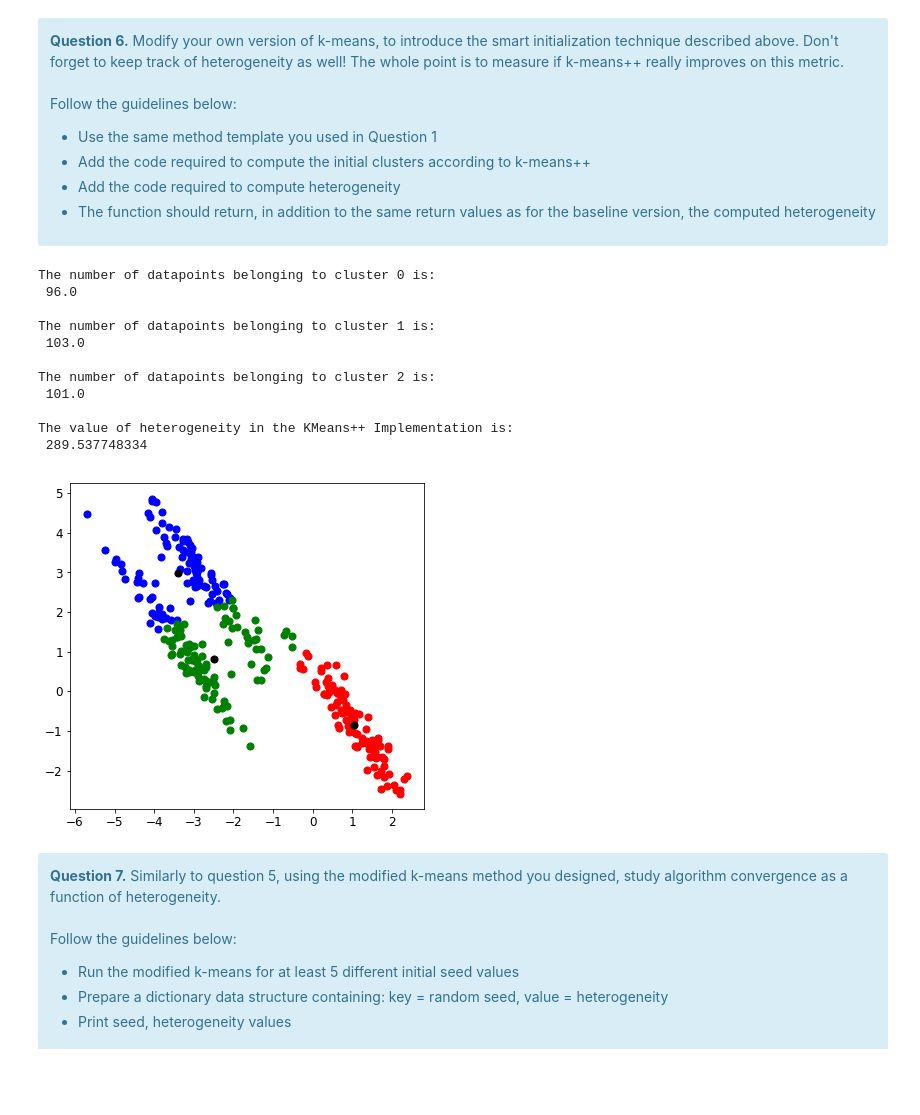
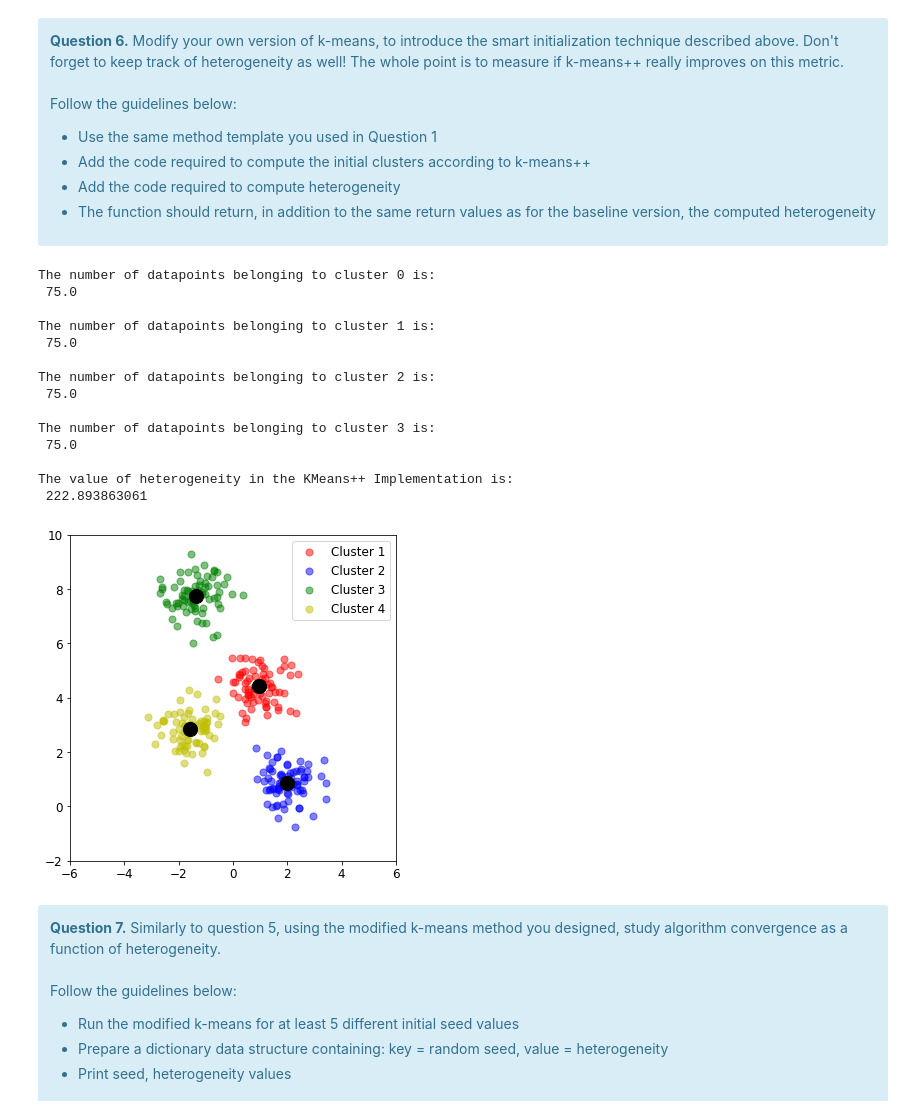
Before and after one commit to kandakji/Distributed-K-Means-Implementation, a Jupyter notebook: kmeans.ipynb, the cells around one changed output. Drawn from its saved outputs; the diff is of its cells as text; code cells hidden in the pictures; blank space fills up the shorter version.

Commit message:
editted plots and added datasets

```diff
--- a/kmeans.ipynb
+++ b/kmeans.ipynb
@@ -189,8 +189,8 @@ for i in np.arange(4):
 
     indexes_datapoint_in_cluster_i = [j for j in range(len(X)) if cluster_assign[j] == i]
     # scatter plot
-    plt.scatter(X[indexes_datapoint_in_cluster_i, 0], X[indexes_datapoint_in_cluster_i,1], s=50, color = color[i])
-    plt.scatter(centroids[i][0], centroids[i][1], s=50, color = 'black',label='_nolegend_')
+    plt.scatter(X[indexes_datapoint_in_cluster_i, 0], X[indexes_datapoint_in_cluster_i,1], s=50, color = color[i], alpha=0.5)
+    plt.scatter(centroids[i][0], centroids[i][1], s=200, color = 'black',label='_nolegend_')
 
 
 plt.ylim(-2, 10)
@@ -257,10 +257,10 @@ for i in np.arange(4):
     indexes_datapoint_in_cluster_i = [j for j in range(len(X)) if sklearn_assign[j] == i]
     # scatter plot
     # plot the datapoints belonging to cluster i in the same color
-    plt.scatter(X[indexes_datapoint_in_cluster_i, 0], X[indexes_datapoint_in_cluster_i,1], s=50, color = color[i])
+    plt.scatter(X[indexes_datapoint_in_cluster_i, 0], X[indexes_datapoint_in_cluster_i,1], s=50, color = color[i],alpha=0.5)
 
     # plot the centroid of cluster i
-    plt.scatter(sklearn_centroids[i][0], sklearn_centroids[i][1], s=50, color = 'black',label='_nolegend_')
+    plt.scatter(sklearn_centroids[i][0], sklearn_centroids[i][1], s=200, color = 'black',label='_nolegend_')
 
 
 plt.ylim(-2, 10)
@@ -324,21 +307,0 @@ plt.show()
-# %%
-centroids, cluster_assign, centroid_history, cluster_increment = k_means(x = data, k = 3, no_iterations = 10, seed = 65)
-
-# colors list for
-color = {0: 'r',1: 'b', 2: 'g'}
-
-for i in np.arange(3):
-    print("\nThe number of datapoints belonging to cluster",i,"is:\n",cluster_increment[i])
-
-    indexes_datapoint_in_cluster_i = [j for j in range(len(X)) if cluster_assign[j] == i]
-    # scatter plot
-    plt.scatter(data[indexes_datapoint_in_cluster_i, 0], data[indexes_datapoint_in_cluster_i,1], s=50, color = color[i])
-    plt.scatter(centroids[i][0], centroids[i][1], s=50, color = 'black',label='_nolegend_')
-
-plt.gca().set_aspect('equal')
-plt.xlabel('X1')
-plt.ylabel('X2')
-plt.legend(['Cluster 1','Cluster 2', 'Cluster 3','Cluster 4'])
-plt.title('Clustering Results and the Final Centroids')
-
-plt.show()
@@ -482,7 +553,7 @@ print('Seed\tHeterogeneity')
 avg_heterogenity_baseline = 0
 
 for s in seeds:
-    centroids, cluster_assign, centroid_history, cluster_increment, heterogeneity = k_means_heterogeneity(x = data, k = 3, no_iterations = 10, seed = s)
+    centroids, cluster_assign, centroid_history, cluster_increment, heterogeneity = k_means_heterogeneity(x = X, k = 4, no_iterations = 10, seed = s)
     dict_seed_heterogeneity[s] = heterogeneity
     avg_heterogenity_baseline += heterogeneity
     print(s,'\t',heterogeneity)
@@ -660,37 +731,42 @@ def k_means_pp(x, k,no_iterations, seed):
 
     return centroids, cluster_assign, centroids_history, cluster_increment, heterogeneity
 # %%
-centroids, cluster_assign, centroid_history, cluster_increment, heterogeneity = k_means_pp(x = data, k = 3, no_iterations = 10, seed = None)
+centroids, cluster_assign, centroid_history, cluster_increment, heterogeneity = k_means_pp(x = X, k = 4, no_iterations = 10, seed = None)
 
 # colors list for
-color = {0: 'r',1: 'b', 2: 'g'}
+color = {0: 'r',1: 'b', 2: 'g', 3: 'y'}
 
-for i in np.arange(3):
+for i in np.arange(4):
     print("\nThe number of datapoints belonging to cluster",i,"is:\n",cluster_increment[i])
 
     indexes_datapoint_in_cluster_i = [j for j in range(len(X)) if cluster_assign[j] == i]
     # scatter plot
-    plt.scatter(data[indexes_datapoint_in_cluster_i, 0], data[indexes_datapoint_in_cluster_i,1], s=50, color = color[i])
-    plt.scatter(centroids[i][0], centroids[i][1], s=50, color = 'black')
+    plt.scatter(X[indexes_datapoint_in_cluster_i, 0], X[indexes_datapoint_in_cluster_i,1], s=50, color = color[i], alpha=0.5)
+    plt.scatter(centroids[i][0], centroids[i][1], s=200, color = 'black',label='_nolegend_')
 
+plt.ylim(-2, 10)
+plt.xlim(-6, 6)
 plt.gca().set_aspect('equal')
-
+plt.legend(['Cluster 1','Cluster 2', 'Cluster 3','Cluster 4'])
 print('\nThe value of heterogeneity in the KMeans++ Implementation is:\n',heterogeneity)
 
 plt.show()
 # %% [output]
 The number of datapoints belonging to cluster 0 is:
- 96.0
+ 75.0
 
 The number of datapoints belonging to cluster 1 is:
- 103.0
+ 75.0
 
 The number of datapoints belonging to cluster 2 is:
- 101.0
+ 75.0
+
+The number of datapoints belonging to cluster 3 is:
+ 75.0
 
 The value of heterogeneity in the KMeans++ Implementation is:
- 289.537748334
+ 222.893863061
-[figure, old version]
+[figure, new version]
 # %% [markdown]
 <div class="alert alert-block alert-info">
 <strong>Question 7.</strong> Similarly to question 5, using the modified k-means method you designed, study algorithm convergence as a function of heterogeneity.
```
Also changed, not shown: parts of 9 cells of this notebook.
